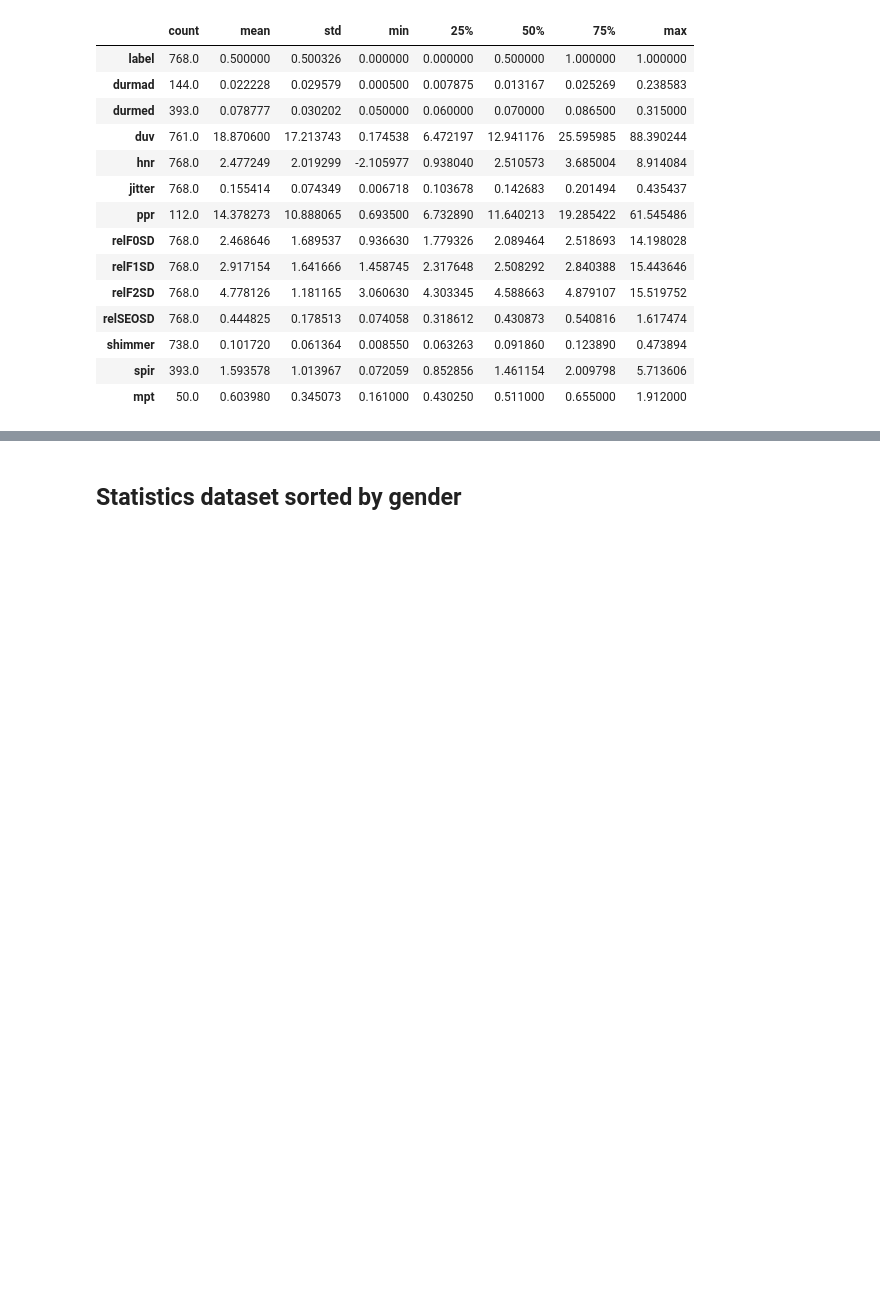
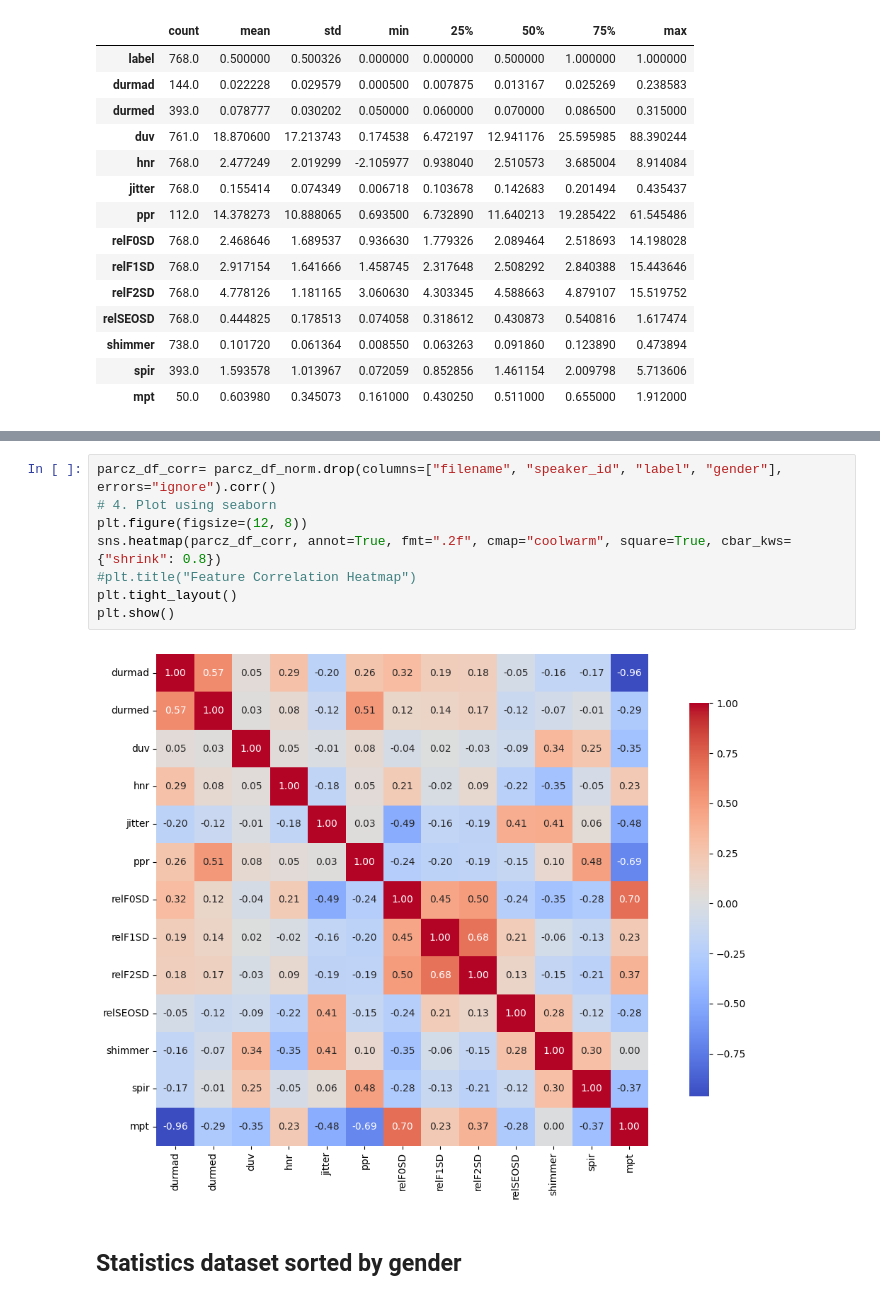
Before and after one commit to RichardLadislav/VuVoPy, a Jupyter notebook: example_scripts/statistic_eval_ntbk.ipynb, the cells around one changed output, grey strips where cells are left out. Saved outputs shown, nothing was run; the diff lists cells and outputs as text; blank space fills up the shorter version.

Commit message:
correlation matrix of features

```diff
--- a/example_scripts/statistic_eval_ntbk.ipynb
+++ b/example_scripts/statistic_eval_ntbk.ipynb
@@ -115,3 +152,13 @@ plt.show()
+# %%
+parcz_df_corr= parcz_df_norm.drop(columns=["filename", "speaker_id", "label", "gender"], errors="ignore").corr()
+# 4. Plot using seaborn
+plt.figure(figsize=(12, 8))
+sns.heatmap(parcz_df_corr, annot=True, fmt=".2f", cmap="coolwarm", square=True, cbar_kws={"shrink": 0.8})
+#plt.title("Feature Correlation Heatmap")
+plt.tight_layout()
+plt.show()
+# %% [output]
+[figure, added]
 # %% [markdown]
 ## Statistics dataset sorted by gender
 # %%
```
Also changed, not shown: parts of 12 cells of this notebook.
